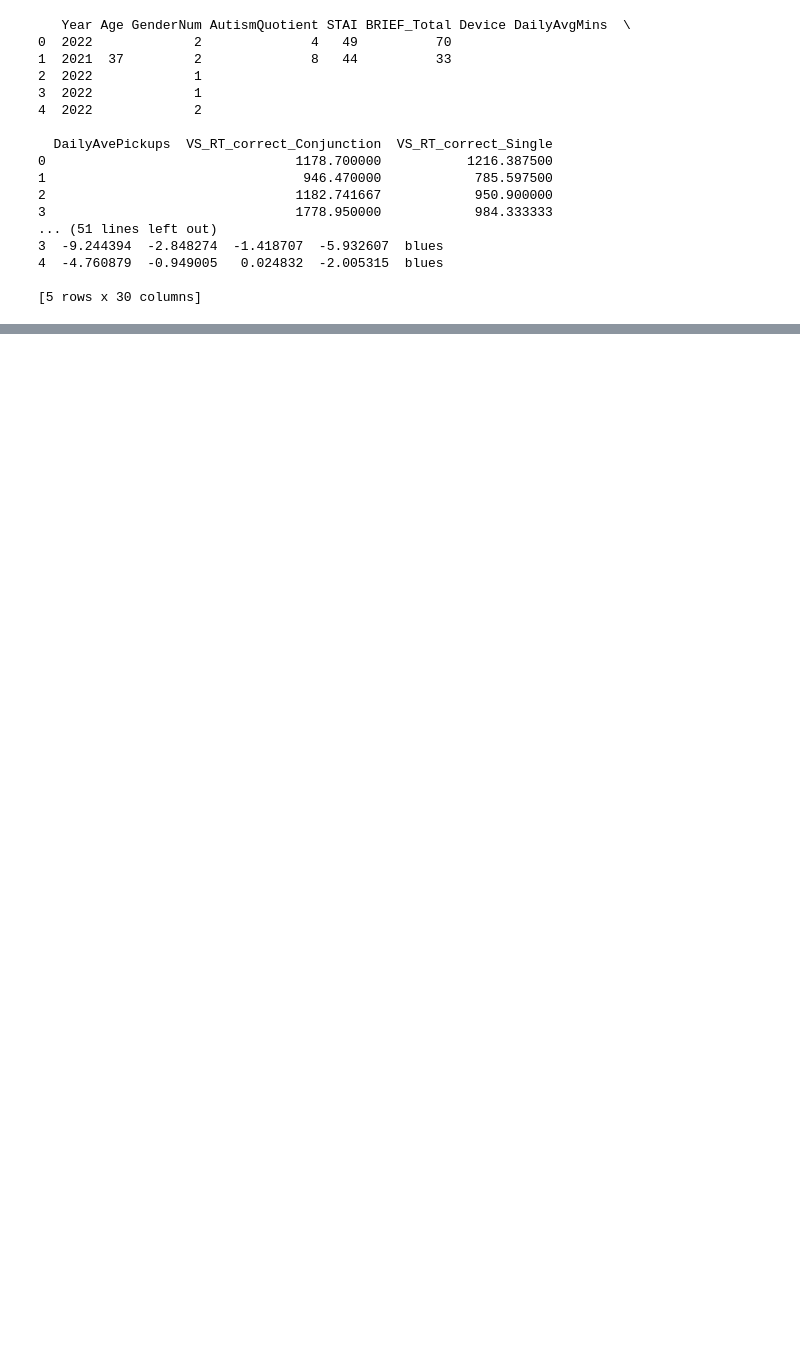
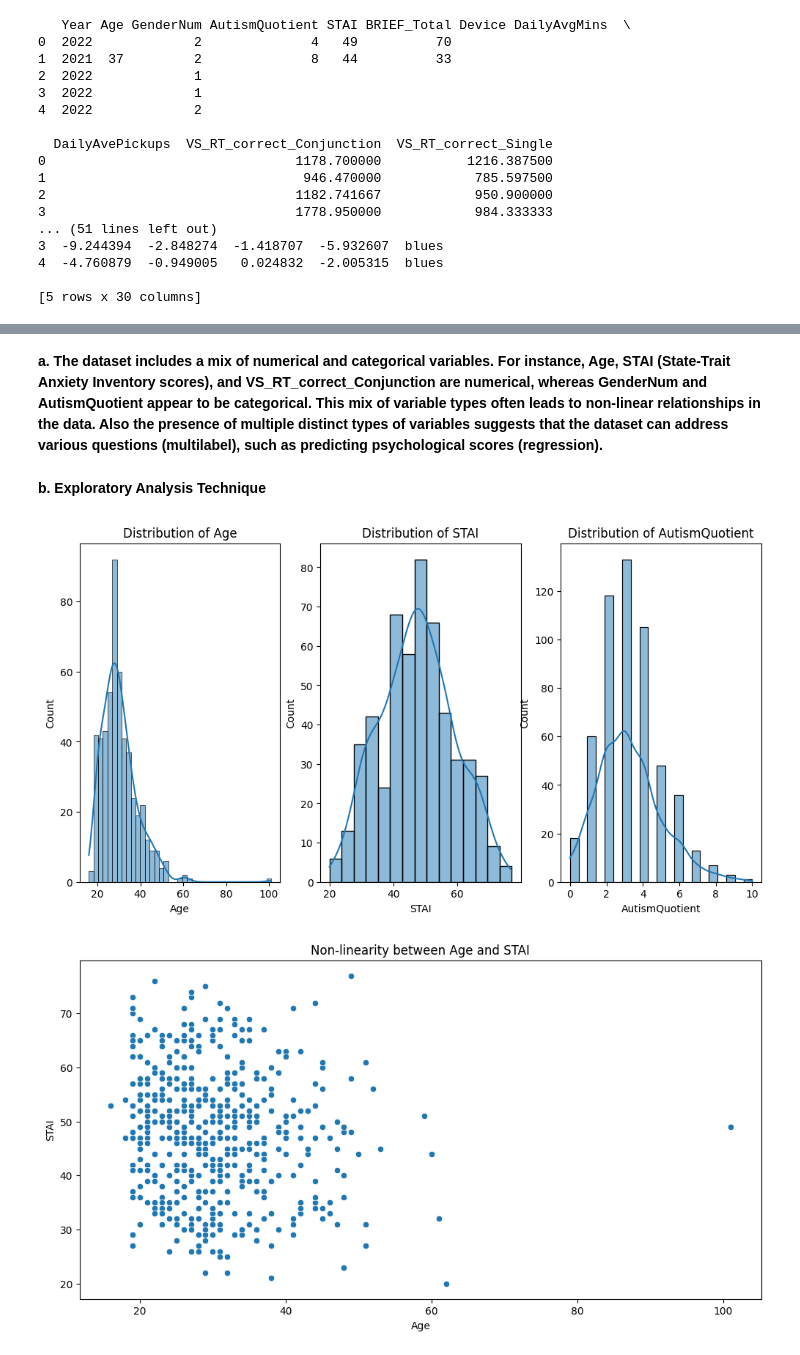
Before and after one commit to ChloeH719/Mathematics-and-Statistics, a Jupyter notebook: inclass_assignment2.ipynb, the cells around one changed output, grey strips where cells are left out. Drawn from its saved outputs; the diff is of its cells as text; code cells hidden in the pictures; blank space fills up the shorter version.

```diff
--- a/inclass_assignment2.ipynb
+++ b/inclass_assignment2.ipynb
@@ -41,0 +61,25 @@ print(df_data.head())
+# %% [markdown]
+**a. The dataset includes a mix of numerical and categorical variables. For instance, Age, STAI (State-Trait Anxiety Inventory scores), and VS_RT_correct_Conjunction are numerical, whereas GenderNum and AutismQuotient appear to be categorical. This mix of variable types often leads to non-linear relationships in the data. Also the presence of multiple distinct types of variables suggests that the dataset can address various questions (multilabel), such as predicting psychological scores (regression).**
+# %% [markdown]
+**b. Exploratory Analysis Technique**
+# %%
+# visualize distribution of key variables in df_mobile
+
+# convert object-type columns to numerical where appropriate
+df_mobile_numerical = df_mobile.apply(pd.to_numeric, errors='coerce')
+
+# Visualize distributions of some key variables using histograms
+plt.figure(figsize=(12, 6))
+for i, col in enumerate(['Age', 'STAI', 'AutismQuotient']):
+    plt.subplot(1, 3, i + 1)
+    sns.histplot(df_mobile_numerical[col], kde=True)
+    plt.title(f'Distribution of {col}')
+
+# visualize the non-linearity between Age and STAI
+plt.figure(figsize=(12, 6))
+sns.scatterplot(x='Age', y='STAI', data=df_mobile_numerical)
+plt.title('Non-linearity between Age and STAI')
+plt.show()
+# %% [output]
+[figure, added]
+[figure, added]
```
Also changed, not shown: parts of 48 cells of this notebook, 2 other files.
